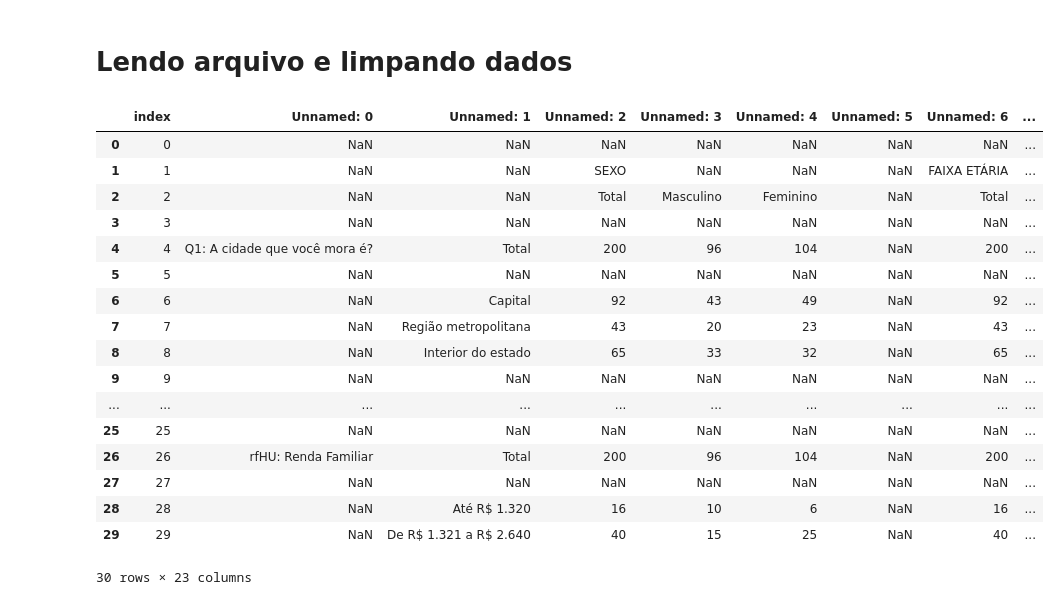
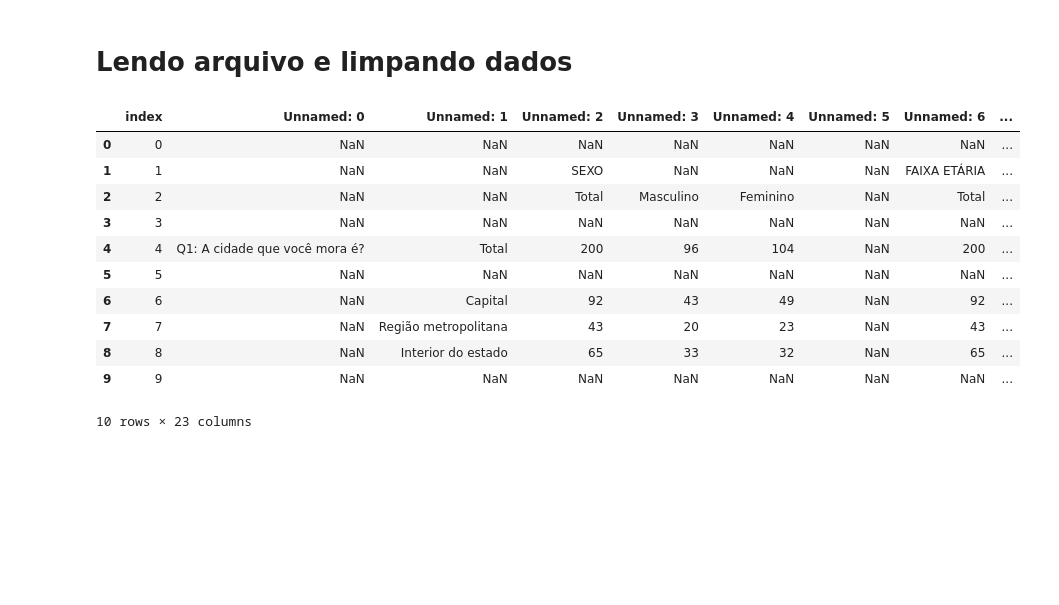
Before and after one commit to Guilherme2603/DataScienceGui, a Jupyter notebook: projetogustavo/RitterSport/RitterSport.ipynb, the cells around one changed output. Drawn from its saved outputs; the diff is of its cells as text; code cells hidden in the pictures; blank space fills up the shorter version.

```diff
--- a/projetogustavo/RitterSport/RitterSport.ipynb
+++ b/projetogustavo/RitterSport/RitterSport.ipynb
@@ -16,23 +20,17 @@ Requirement already satisfied: et-xmlfile in c:\users\gustavo\onedrive\documento
 import pandas as pd
 # %%
 ritter = pd.read_excel('RitterSport_set23.xlsx', sheet_name='Base_#').reset_index()
-ritter.head(30)
+ritter.head(10)
 # %% [output]
 |  | index | Unnamed: 0 | Unnamed: 1 | Unnamed: 2 | Unnamed: 3 | Unnamed: 4 | Unnamed: 5 | Unnamed: 6 | ... |
 | 0 | 0 | NaN | NaN | NaN | NaN | NaN | NaN | NaN | ... |
 | 1 | 1 | NaN | NaN | SEXO | NaN | NaN | NaN | FAIXA ETÁRIA | ... |
 | 2 | 2 | NaN | NaN | Total | Masculino | Feminino | NaN | Total | ... |
 | 3 | 3 | NaN | NaN | NaN | NaN | NaN | NaN | NaN | ... |
 | 4 | 4 | Q1: A cidade que você mora é? | Total | 200 | 96 | 104 | NaN | 200 | ... |
 | 5 | 5 | NaN | NaN | NaN | NaN | NaN | NaN | NaN | ... |
 | 6 | 6 | NaN | Capital | 92 | 43 | 49 | NaN | 92 | ... |
 | 7 | 7 | NaN | Região metropolitana | 43 | 20 | 23 | NaN | 43 | ... |
 | 8 | 8 | NaN | Interior do estado | 65 | 33 | 32 | NaN | 65 | ... |
 | 9 | 9 | NaN | NaN | NaN | NaN | NaN | NaN | NaN | ... |
-| ... | ... | ... | ... | ... | ... | ... | ... | ... | ... |
-| 25 | 25 | NaN | NaN | NaN | NaN | NaN | NaN | NaN | ... |
-| 26 | 26 | rfHU: Renda Familiar | Total | 200 | 96 | 104 | NaN | 200 | ... |
-| 27 | 27 | NaN | NaN | NaN | NaN | NaN | NaN | NaN | ... |
-| 28 | 28 | NaN | Até R$ 1.320 | 16 | 10 | 6 | NaN | 16 | ... |
-| 29 | 29 | NaN | De R$ 1.321 a R$ 2.640 | 40 | 15 | 25 | NaN | 40 | ... |
-30 rows × 23 columns
+10 rows × 23 columns
```
Also changed, not shown: parts of 13 cells of this notebook, 2 other files.
